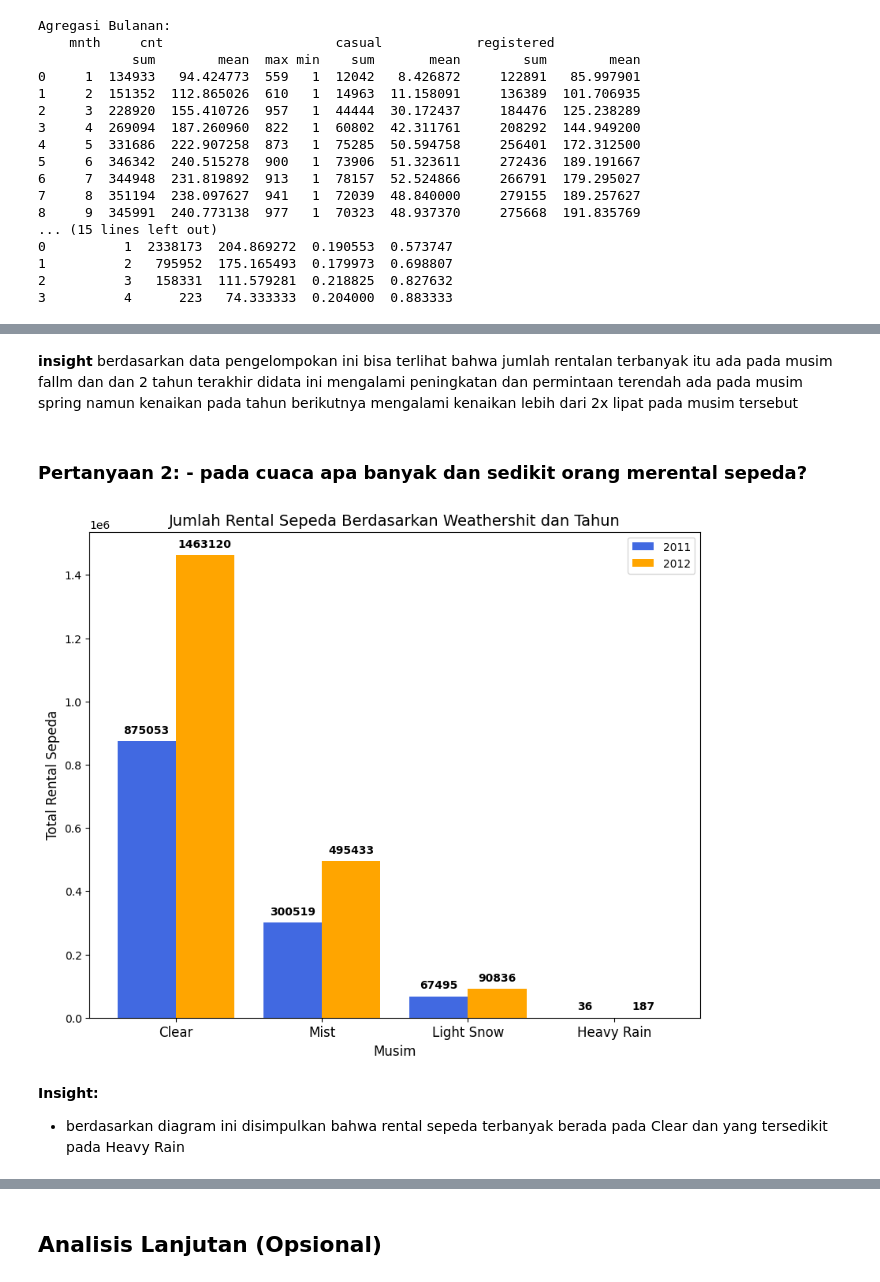
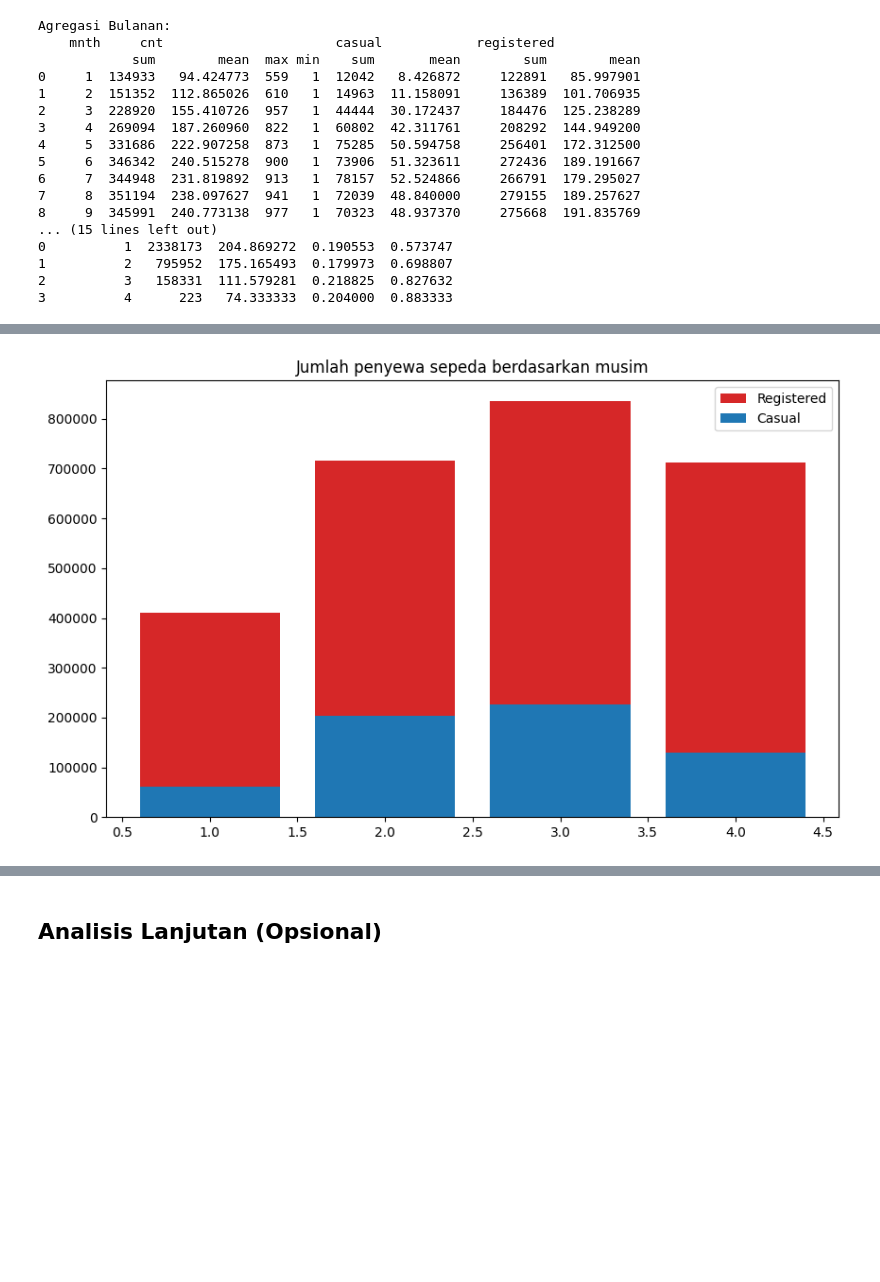
Before and after one commit to rexxar280903/Dicoding, a Jupyter notebook: submission/notebook.ipynb, the cells around one changed output, grey strips where cells are left out. Drawn from its saved outputs; the diff is of its cells as text; code cells hidden in the pictures; blank space fills up the shorter version.

```diff
--- a/submission/notebook.ipynb
+++ b/submission/notebook.ipynb
@@ -305,39 +338,28 @@ plt.show()
-# %% [markdown]
-**insight**
-berdasarkan data pengelompokan ini bisa terlihat bahwa jumlah rentalan terbanyak itu ada pada musim fallm dan dan 2 tahun terakhir didata ini mengalami peningkatan dan permintaan terendah ada pada musim spring namun kenaikan pada tahun berikutnya mengalami kenaikan lebih dari 2x lipat pada musim tersebut
-# %% [markdown]
-### Pertanyaan 2: - pada cuaca apa banyak dan sedikit orang merental sepeda?
-# %%
-weathershit_rentals = data.groupby(['weathersit','yr'])['cnt'].sum().unstack()
-
-x = np.arange(len(weathershit_rentals.index))
-width = 0.4
-
-# Membuat figure dan axis
-fig, ax = plt.subplots(figsize=(10, 8))
-
-# Membuat barchart dengan 2 batang untuk setiap musim (2011 & 2012)
-rects1 = ax.bar(x - width/2, weathershit_rentals[0], width, label="2011", color='royalblue')
-rects2 = ax.bar(x + width/2, weathershit_rentals[1], width, label="2012", color='orange')
-
-# Menampilkan angka di atas batang
-ax.bar_label(rects1, padding=5, fmt='%d', color='black', fontweight='bold')
-ax.bar_label(rects2, padding=5, fmt='%d', color='black', fontweight='bold')
-
-# **Menambahkan label musim pada sumbu X**
-ax.set_xticks(x)
-ax.set_xticklabels(['Clear', 'Mist', 'Light Snow', 'Heavy Rain'], fontsize=12)
-
-# Menambahkan judul dan label sumbu
-plt.title('Jumlah Rental Sepeda Berdasarkan Weathershit dan Tahun', fontsize=14)
-plt.xlabel('Musim', fontsize=12)
-plt.ylabel('Total Rental Sepeda', fontsize=12)
-plt.legend()  # Tambahkan keterangan untuk tahun
-
-# Menampilkan grafik
-plt.show()
-# %% [output]
-[figure, removed]
-# %% [markdown]
-**Insight:**
-- berdasarkan diagram ini disimpulkan bahwa rental sepeda terbanyak berada pada Clear dan yang tersedikit pada Heavy Rain
+# %%
+season_pattern = data.groupby('season')[['registered', 'casual']].sum().reset_index()
+
+urutan_musim = ['spring', 'summer', 'fall', 'winter']
+
+plt.figure(figsize=(10, 6))
+
+plt.bar(
+    season_pattern['season'],
+    season_pattern['registered'],
+    label='Registered',
+    color='tab:red'
+)
+
+plt.bar(
+    season_pattern['season'],
+    season_pattern['casual'],
+    label='Casual',
+    color='tab:blue',
+)
+
+plt.xlabel(None)
+plt.ylabel(None)
+plt.title('Jumlah penyewa sepeda berdasarkan musim')
+plt.legend()
+plt.show()
+# %% [output]
+[figure, added]
```
Also changed, not shown: parts of 29 cells of this notebook, 2 other files.
